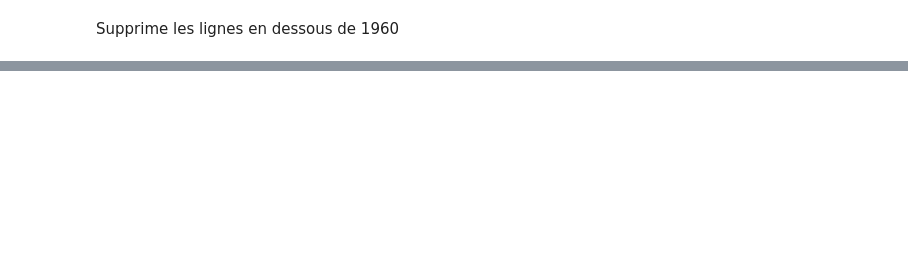
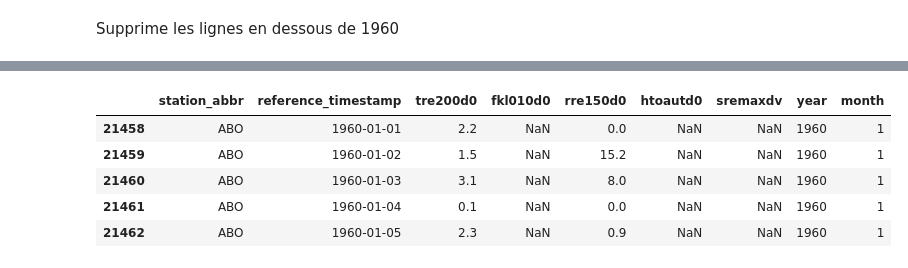
Before and after one commit to Inertie78/StatisticalWeather, a Jupyter notebook: statisticalWeather.ipynb, the cells around one changed output, grey strips where cells are left out. Saved outputs shown, nothing was run; the diff lists cells and outputs as text; code cells hidden in the pictures; blank space fills up the shorter version.

```diff
--- a/statisticalWeather.ipynb
+++ b/statisticalWeather.ipynb
@@ -495,0 +125,12 @@ interactive(children=(IntRangeSlider(value=(400, 4000), description='Altitude
+# %%
+year_selected = 1960
+
+dataWeather_select = dataWeather_select[dataWeather_select['reference_timestamp'].dt.year >= year_selected]
+dataWeather_select.head()
+# %% [output]
+|  | station_abbr | reference_timestamp | tre200d0 | fkl010d0 | rre150d0 | htoautd0 | sremaxdv | year | month |
+| 21458 | ABO | 1960-01-01 | 2.2 | NaN | 0.0 | NaN | NaN | 1960 | 1 |
+| 21459 | ABO | 1960-01-02 | 1.5 | NaN | 15.2 | NaN | NaN | 1960 | 1 |
+| 21460 | ABO | 1960-01-03 | 3.1 | NaN | 8.0 | NaN | NaN | 1960 | 1 |
+| 21461 | ABO | 1960-01-04 | 0.1 | NaN | 0.0 | NaN | NaN | 1960 | 1 |
+| 21462 | ABO | 1960-01-05 | 2.3 | NaN | 0.9 | NaN | NaN | 1960 | 1 |
```
Also changed, not shown: parts of 57 cells of this notebook, 2 other files.
